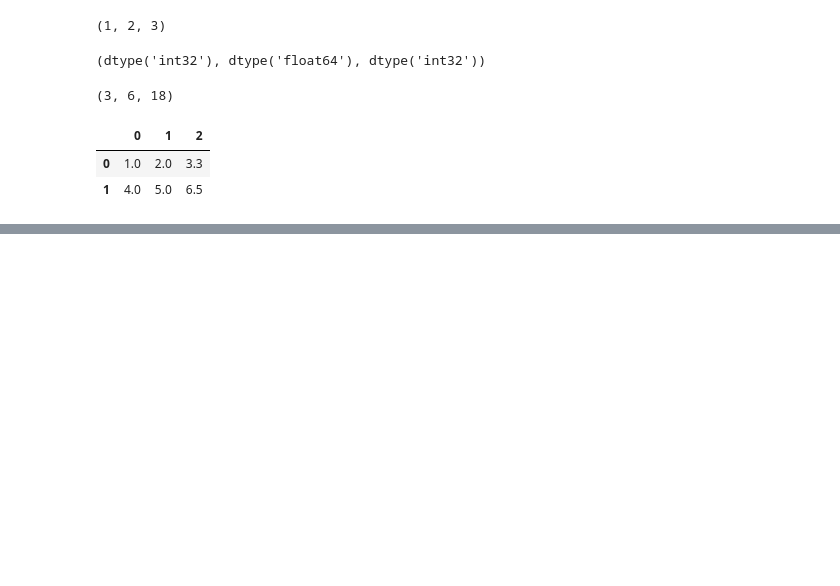
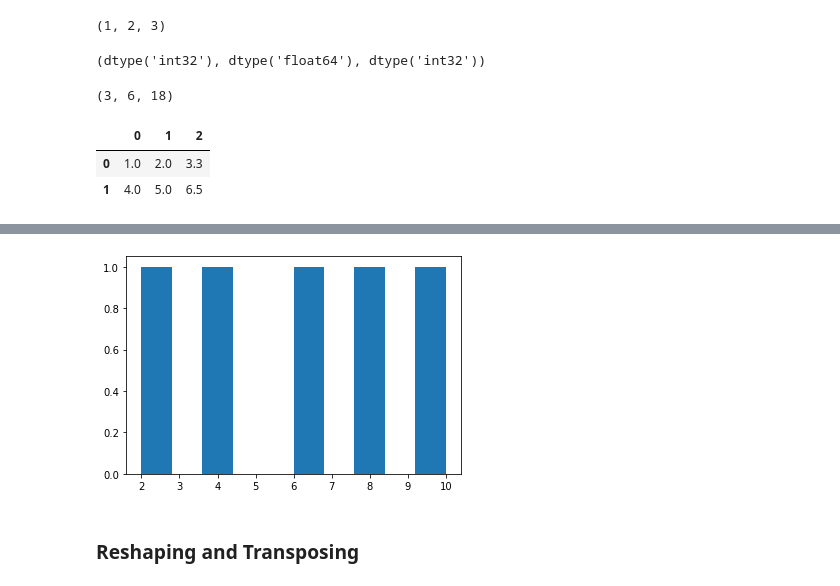
Before and after one commit to ashish-dahal/data-science-workspace, a Jupyter notebook: introduction-to-numpy.ipynb, the cells around one changed output, grey strips where cells are left out. Cells and saved outputs as stored; diff of their text form; code cells hidden in the pictures; blank space fills up the shorter version.

```diff
--- a/introduction-to-numpy.ipynb
+++ b/introduction-to-numpy.ipynb
@@ -75,0 +276,7 @@ df
+# %%
+plt.hist(low_var_array)
+plt.show()
+# %% [output]
+[figure, added]
+# %% [markdown]
+### Reshaping and Transposing
```
Also changed, not shown: parts of 80 cells of this notebook, 3 other files.
